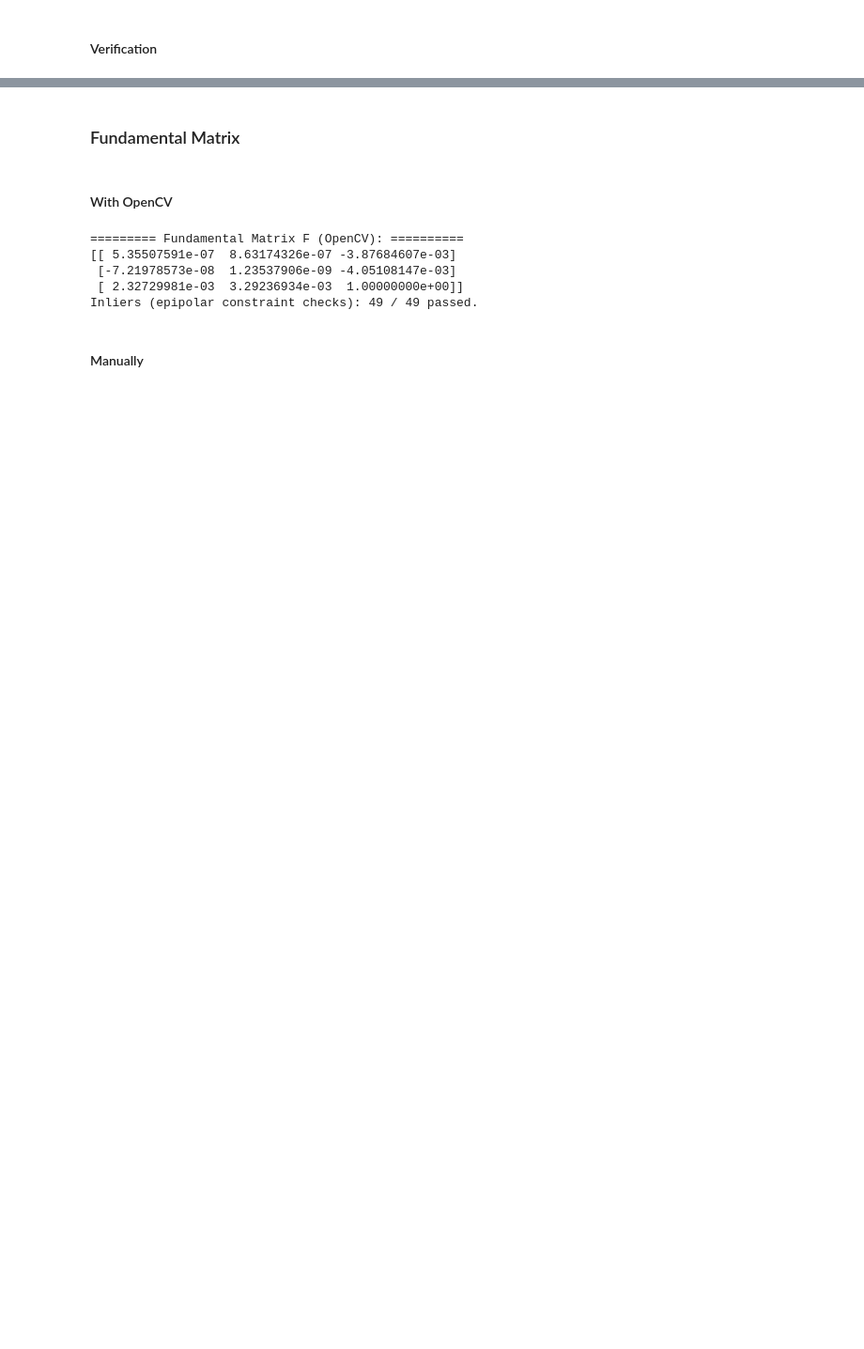
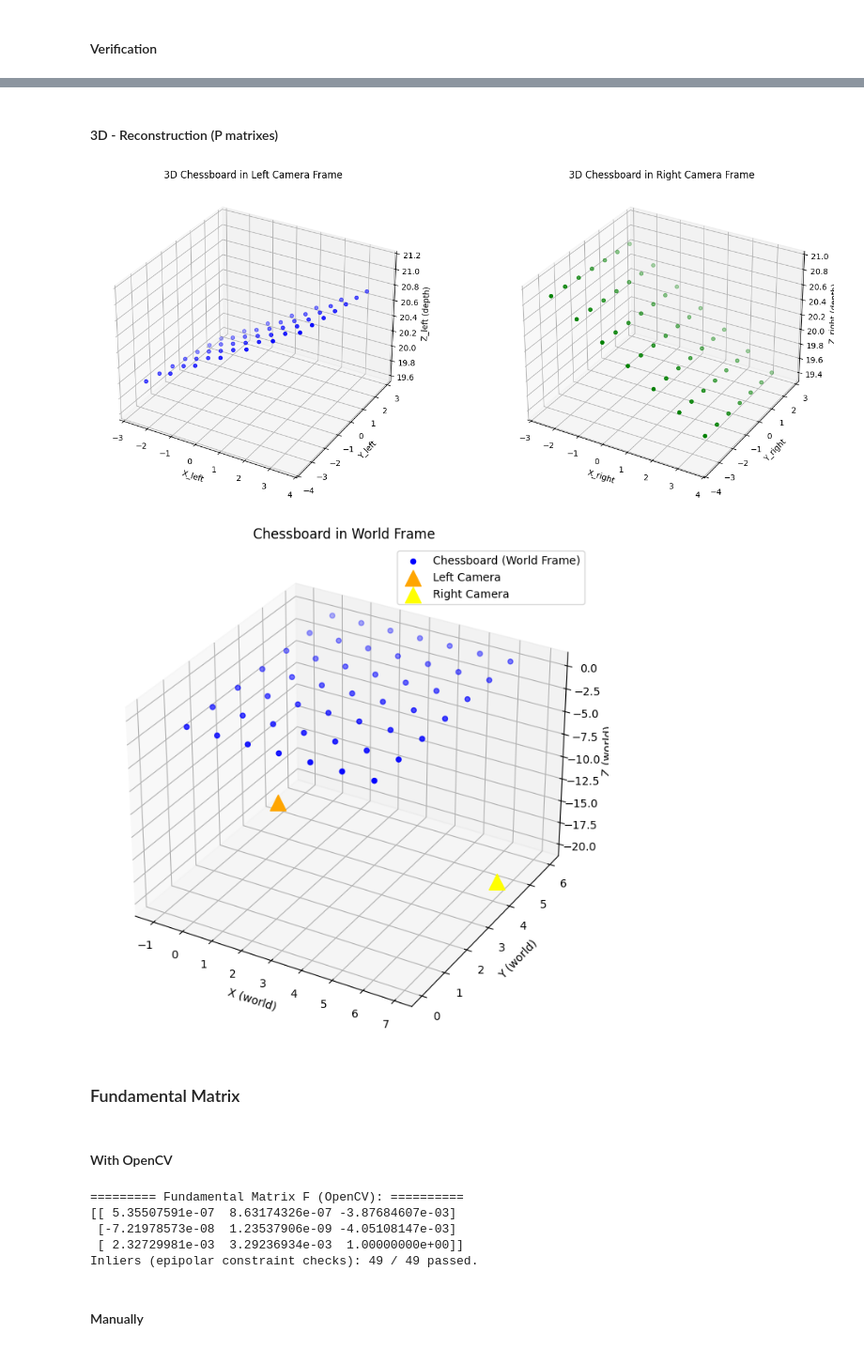
Before and after one commit to Muten-Roshi-Sama/Epipolar_3D_Image_Reconstruction_GPUcomputing, a Jupyter notebook: 3D_reconstruct.ipynb, the cells around one changed output, grey strips where cells are left out. Shown at 94% size. Drawn from its saved outputs; the diff is of its cells as text; code cells hidden in the pictures; blank space fills up the shorter version.

Commit message:
chessboard reconstruction in World Coordinates.

```diff
--- a/3D_reconstruct.ipynb
+++ b/3D_reconstruct.ipynb
@@ -195,7 +192,7 @@ def calibrate_camera(img_list, pattern_size):
 #### Example
 # %%
 # Load images
-img_list = glob.glob("./chessboards/*.png")
+img_list = glob.glob("./chessboards/C4*.png")
 print("Found images:", len(img_list))
 
 # Get Results
@@ -366,5 +360,64 @@ Right camera - Mean error: 0.042 px, Max: 0.068 px
 
 === OVERALL VALIDATION: ✓ PASS ===
+# %% [markdown]
+#### 3D - Reconstruction (P matrixes)
+# %%
+result_left = detect_chessboard_corners(f"./chessboards/{chosen_img_left}")
+result_right = detect_chessboard_corners(f"./chessboards/{chosen_img_right}")
+
+if result_left['success'] and result_right['success']:
+    corners_left = result_left['corners']
+    corners_right = result_right['corners']
+
+    # Triangulate (OpenCV expects 2xN arrays)
+    X_hom = cv2.triangulatePoints(P_left, P_right, corners_left.reshape(-1,2).T, corners_right.reshape(-1,2).T)
+    X = (X_hom[:3] / X_hom[3]).T  # Nx3
+
+    # Express to Camera Frame (triangulatePoints is in board 2D frame)
+    X_left_cam = (R_left @ X.T + tvec_left.reshape(3, 1)).T
+    X_right_cam = (R_right @ X.T + tvec_right.reshape(3, 1)).T
+
+    # ============================================================
+
+    # 3D scatter: left and right camera frames side by side
+    # World->camera: x_cam = R * X_world + t
+    fig, (ax1, ax2) = plt.subplots(1, 2, subplot_kw={'projection': '3d'}, figsize=(15, 6))
+    ax1.scatter(X_left_cam[:, 0], X_left_cam[:, 1], X_left_cam[:, 2], c='b', marker='o')
+    ax1.set_title('3D Chessboard in Left Camera Frame')
+    ax1.set_xlabel('X_left')
+    ax1.set_ylabel('Y_left')
+    ax1.set_zlabel('Z_left (depth)')
+
+    ax2.scatter(X_right_cam[:, 0], X_right_cam[:, 1], X_right_cam[:, 2], c='g', marker='o')
+    ax2.set_title('3D Chessboard in Right Camera Frame')
+    ax2.set_xlabel('X_right')
+    ax2.set_ylabel('Y_right')
+    ax2.set_zlabel('Z_right (depth)')
+
+    plt.tight_layout()
+    plt.show()
+
+
+    # ====== World coordinates ======
+    fig = plt.figure(figsize=(12, 8))
+    ax = fig.add_subplot(111, projection='3d')
+
+    # Plot chessboard in world frame - THIS WILL BE FLAT
+    ax.scatter(X[:, 0], X[:, 1], X[:, 2], c='blue', marker='o', label='Chessboard (World Frame)')
+
+    # Optional: Add camera positions
+    ax.scatter(C_left[0], C_left[1], C_left[2], c='orange', marker='^', s=200, label='Left Camera')
+    ax.scatter(C_right[0], C_right[1], C_right[2], c='red', marker='^', s=200, label='Right Camera')
+
+    ax.set_xlabel('X (world)')
+    ax.set_ylabel('Y (world)')
+    ax.set_zlabel('Z (world)')
+    ax.legend()
+    plt.title('Chessboard in World Frame')
+    plt.show()
+# %% [output]
+[figure, added]
+[figure, added]
 # %% [markdown]
 ### Fundamental Matrix
 # %% [markdown]
```
Also changed, not shown: parts of 15 cells of this notebook.
